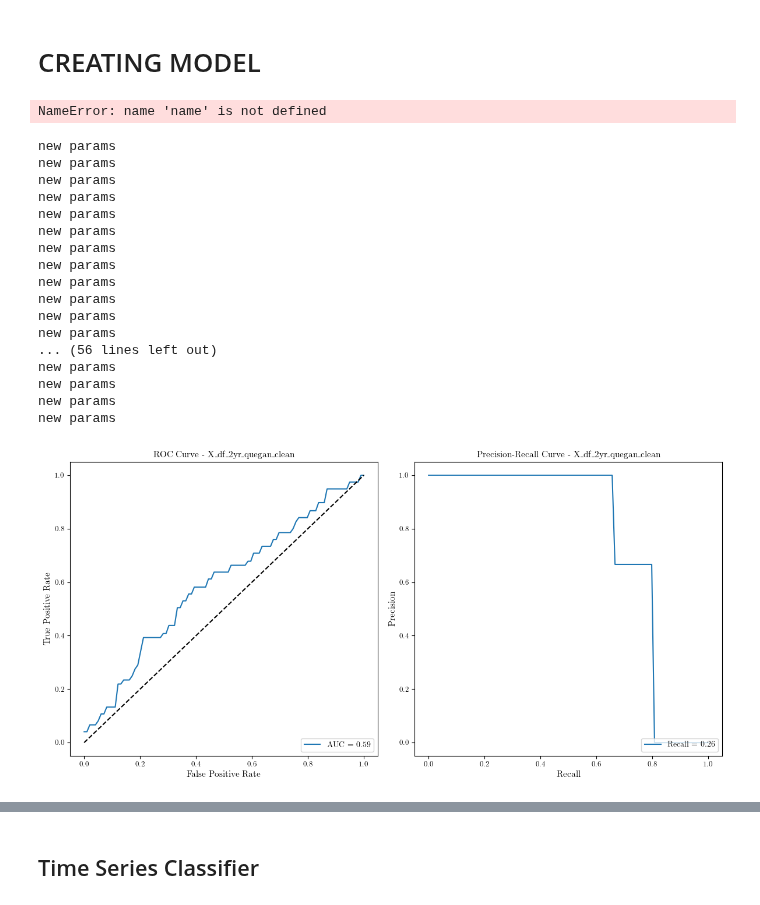
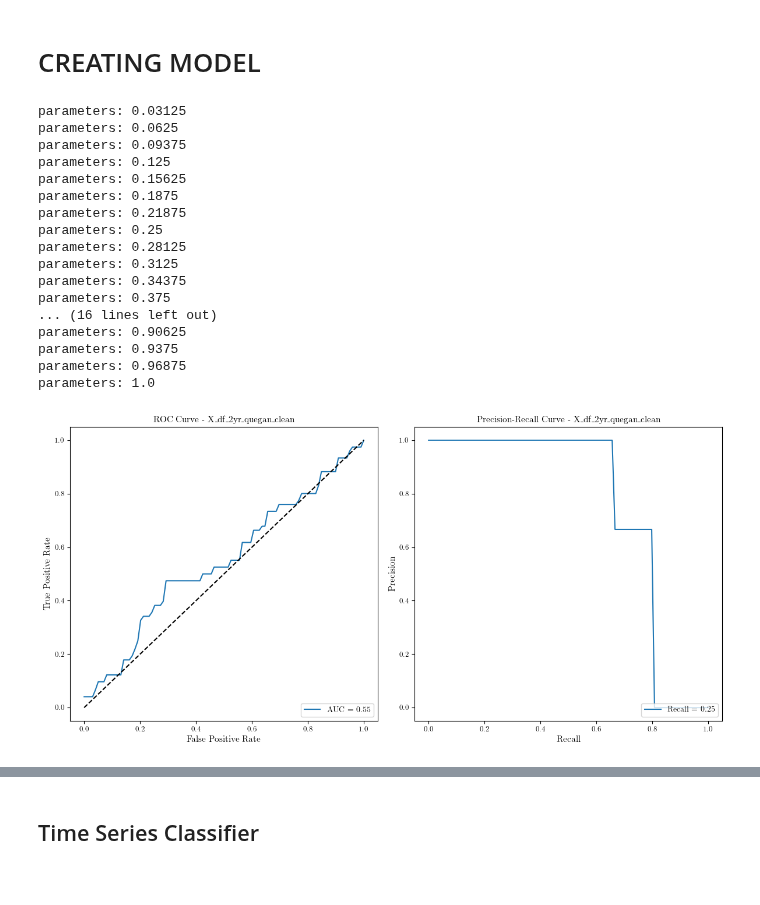
Before and after one commit to ol-webb/tree_gaps4, a Jupyter notebook: all_gaps_mk2/main1 - Copy.ipynb, the cells around one changed output, grey strips where cells are left out. Cells and saved outputs as stored; diff of their text form; code cells hidden in the pictures.

```diff
--- a/all_gaps_mk2/main1 - Copy.ipynb
+++ b/all_gaps_mk2/main1 - Copy.ipynb
@@ -2832,13 +2832,6 @@ a=5
-# %%
-name(a)
-# %% [output]
-NameError: name 'name' is not defined
 # %%
-import numpy as np
-import matplotlib.pyplot as plt
-from sklearn.model_selection import train_test_split, ParameterGrid
-from sklearn.metrics import recall_score, precision_score, roc_curve, auc, precision_recall_curve
-import xgboost as xgb
+from sklearn.model_selection import ParameterGrid
+
 
 def fit_and_evaluate_model(df, params, random_states):
     recalls, precisions, rocs = [], [], []
@@ -2876,7 +2869,7 @@ def fit_and_evaluate_model(df, params, random_states):
     mean_recall_vals = mean_fpr
 
     return {
-        'model': model,  # Final model trained on the last state
+        'model': model,  # Final model trained on the last state, but averaged performance metrics
         'recall': mean_recall,
         'precision': mean_precision,
         'fpr': mean_fpr,
@@ -2894,12 +2887,13 @@ def train_and_select_best_model(dataframes_list, param_grid, random_states):
                      'X_df_2yr_quegan_frost_clean', 'X_df_2yr_quegan3d_clean']
 
     param_combinations = list(ParameterGrid(param_grid))
+    i=1
+    for params in param_combinations:
+        print(f'parameters: {(i)/len(param_combinations)}')
+        i=i+1
 
-    for params in param_combinations:
         best_model = None
         best_dataset_name = None
-
-        print('new params')
 
         for df, name in zip(dataframes_list, dataset_names):
             result = fit_and_evaluate_model(df, params, random_states)
@@ -2914,6 +2908,9 @@ def train_and_select_best_model(dataframes_list, param_grid, random_states):
 
     final_best_model = max(best_models, key=lambda x: (x['recall'], x['precision']))
     best_params = final_best_model['model'].get_params()
+
+    # Remove the random_state from best_params since it isn't relevant anymore
+    best_params.pop('random_state', None)
 
     return final_best_model, best_params
 
@@ -2933,54 +2930,56 @@ def plot_best_model_roc_and_precision_recall(best_model):
     # Plot Precision-Recall curve
     axs[1].plot(best_model['recall_vals'], best_model['precision_vals'], label=f'Recall = {best_model["recall"]:.2f}')
     axs[1].set_xlabel('Recall')
     axs[1].set_ylabel('Precision')
     axs[1].set_title(f'Precision-Recall Curve - {dataset_name}')
     axs[1].legend(loc="lower right")
 
     plt.tight_layout()
     plt.show()
 
 # Example usage with your list of dataframes
 feature_dataframes_list = [
     X_df_2yr_clean, X_df_2yr_frost_clean, X_df_2yr_lee_clean,
     X_df_2yr_temporal_frost_clean, X_df_2yr_temporal_clean,
     X_df_2yr_temporal_lee_clean, X_df_2yr_quegan_clean,
     X_df_2yr_quegan_frost_clean, X_df_2yr_quegan3d_clean
 ]
 
 param_grid = {
-    'n_estimators': [100, 200],
-    'max_depth': [3, 6,9],
-    'learning_rate': [0.1, 0.2],
-    'subsample': [0.6,0.8, 1.0],
-    'colsample_bytree': [0.8, 1.0]
+    'n_estimators': [200],
+    'max_depth': [3,6],
+    'learning_rate': [0.1,0.2],
+    'subsample': [0.8,0.9],
+    'colsample_bytree': [0.6],
+    'alpha':[0,0.05],
+    'gamma':[0,0.1]
 }
 random_states = [52, 62, 72]
 
 best_model, best_params = train_and_select_best_model(feature_dataframes_list, param_grid, random_states)
 
 # Plot the ROC and Precision-Recall curves for the best model
 plot_best_model_roc_and_precision_recall(best_model)
 
 # Save best model parameters for reuse
 best_model_params = best_params
 # %% [output]
-new params
-new params
-new params
-new params
-new params
-new params
-new params
-new params
-new params
-new params
-new params
-new params
-... (56 lines left out)
-new params
-new params
-new params
-new params
+parameters: 0.03125
+parameters: 0.0625
+parameters: 0.09375
+parameters: 0.125
+parameters: 0.15625
+parameters: 0.1875
+parameters: 0.21875
+parameters: 0.25
+parameters: 0.28125
+parameters: 0.3125
+parameters: 0.34375
+parameters: 0.375
+... (16 lines left out)
+parameters: 0.90625
+parameters: 0.9375
+parameters: 0.96875
+parameters: 1.0
-[figure, old version]
+[figure, new version]
 # %%
```
Also changed, not shown: parts of 9 cells of this notebook, 1 other file.
